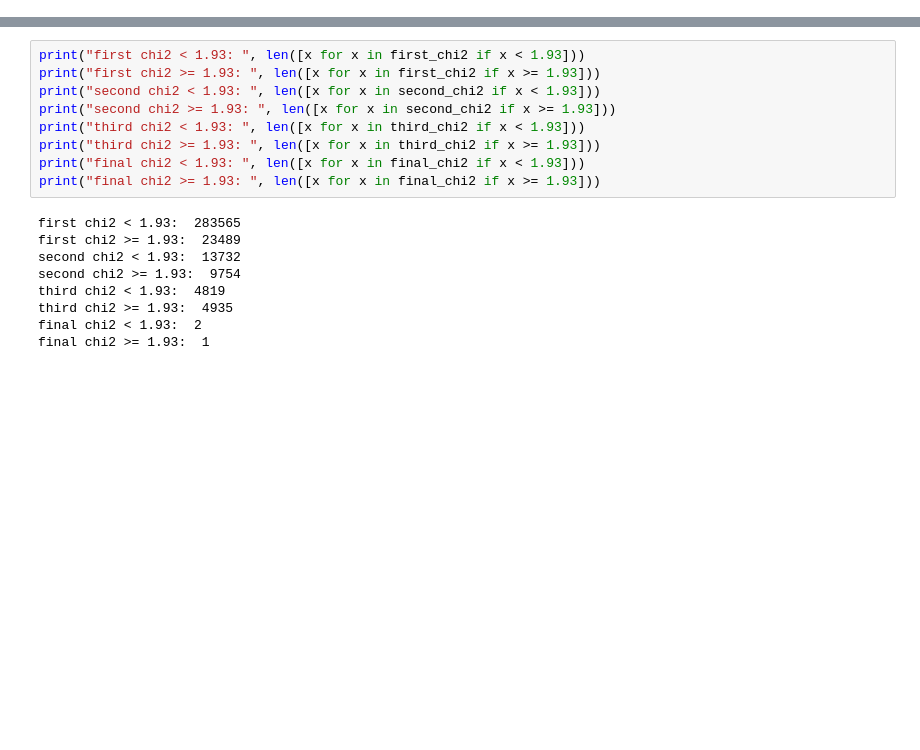
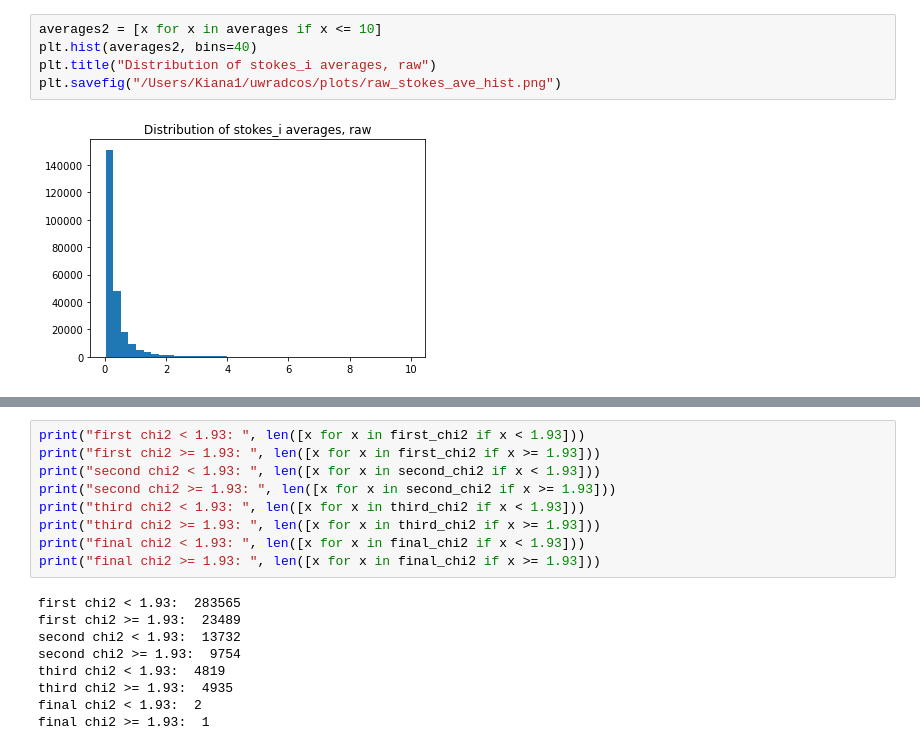
Before and after one commit to EoRImaging/GleamPlusFullSpectrum, a Jupyter notebook: scripts/catalog_fits.ipynb, the cells around one changed output, grey strips where cells are left out. Cells and saved outputs as stored; diff of their text form; blank space fills up the shorter version.

```diff
--- a/scripts/catalog_fits.ipynb
+++ b/scripts/catalog_fits.ipynb
@@ -146,0 +218,7 @@ fit_parameters = np.delete(fit_parameters, [0,0], axis = 0)
+# %%
+averages2 = [x for x in averages if x <= 10]
+plt.hist(averages2, bins=40)
+plt.title("Distribution of stokes_i averages, raw")
+plt.savefig("/Users/Kiana1/uwradcos/plots/raw_stokes_ave_hist.png")
+# %% [output]
+[figure, added]
```
Also changed, not shown: parts of 27 cells of this notebook.
